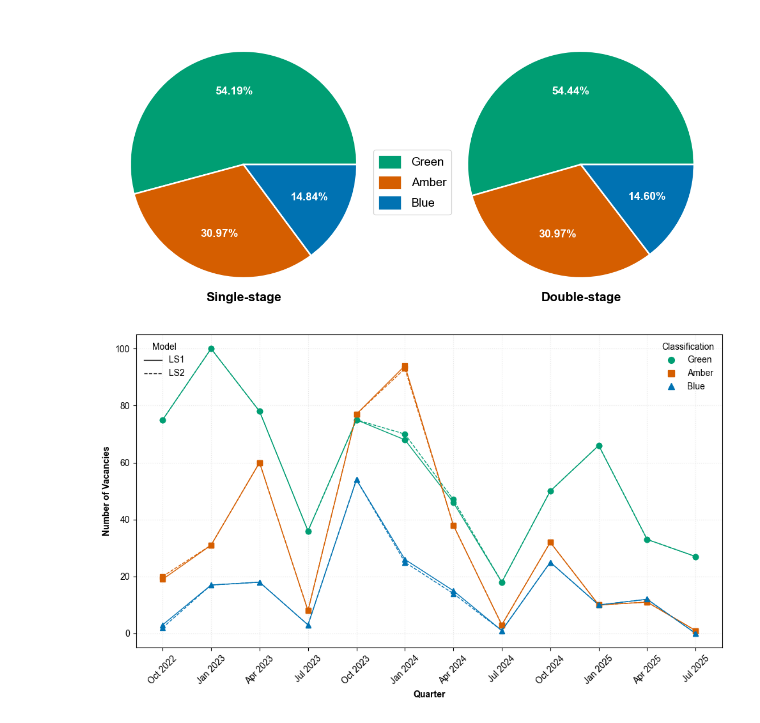
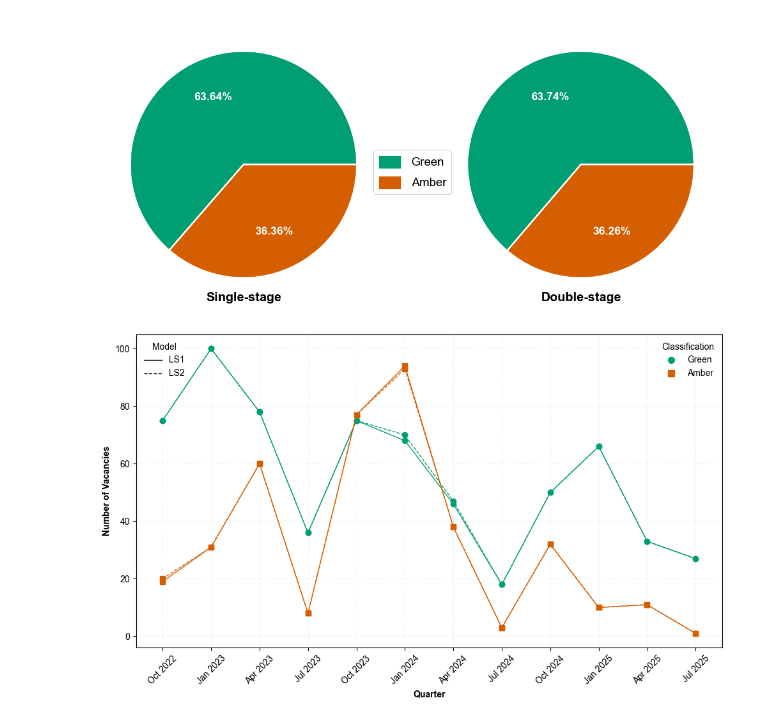
Before and after one commit to elijahalways/EVR, a Jupyter notebook: evr_nlp_visuals.ipynb, the cells around one changed output. Drawn from its saved outputs; the diff is of its cells as text; code cells hidden in the pictures.

```diff
--- a/evr_nlp_visuals.ipynb
+++ b/evr_nlp_visuals.ipynb
@@ -80,55 +80,53 @@ plt.rcParams["font.family"] = "Arial"
 ls1_df = pd.read_csv("vsrs_1640_LS1.csv")
 ls2_df = pd.read_csv("vsrs_1640_LS2.csv")
 
-labels = ['Green', 'Amber', 'Blue']
+labels = ['Green', 'Amber']
 
 # Count jobs in each classification category
 values1 = [
     (ls1_df["Classification"] == "green").sum(),
-    (ls1_df["Classification"] == "amber").sum(),
-    (ls1_df["Classification"] == "blue").sum()
+    (ls1_df["Classification"] == "amber").sum()
 ]
 values2 = [
     (ls2_df["Classification"] == "green").sum(),
     (ls2_df["Classification"] == "amber").sum(),
-    (ls2_df["Classification"] == "blue").sum()
 ]
 
-colors = ['#009E73', '#D55E00', '#0072B2']
+colors = ['#009E73', '#D55E00']
 
 fig, axes = plt.subplots(1, 2, figsize=(12, 6))
 
 # Pie chart LS1
 axes[0].pie(values1, colors=colors, autopct='%1.2f%%', pctdistance=0.65,
             textprops={'fontsize': 14, 'fontweight': 'bold', 'color': 'white'},
             wedgeprops={'edgecolor': 'white', 'linewidth': 2})
 axes[0].text(0.5, 0.05, "Single-stage", transform=axes[0].transAxes,
              ha='center', va='top', fontsize=16, fontweight='bold')
 
 # Pie chart LS2
 axes[1].pie(values2, colors=colors, autopct='%1.2f%%', pctdistance=0.65,
             textprops={'fontsize': 14, 'fontweight': 'bold', 'color': 'white'},
             wedgeprops={'edgecolor': 'white', 'linewidth': 2})
 axes[1].text(0.5, 0.05, "Double-stage", transform=axes[1].transAxes,
              ha='center', va='top', fontsize=16, fontweight='bold')
 
 # Shared legend
 fig.legend(
     labels,
     loc='upper center',
     ncol=1,
     fontsize=15,
     handlelength=2,
     handleheight=1.5,
     frameon=True,
     bbox_to_anchor=(0.5, 0.5)
 )
 
 plt.tight_layout(rect=[0, 0, 1, 0.88])
 
 plt.savefig('fdf_nlp_pie.svg', format='svg', bbox_inches='tight')
 # %% [output]
-[figure, old version]
+[figure, new version]
 # %%
 # Plot quarterly VSRS trends
 
@@ -152,21 +150,19 @@ labels = [
 markers = {
     "green": "o",
     "amber": "s",
-    "blue": "^"
 }
 
 # Colour for each classification
 colours = {
     "green": "#009E73",
     "amber": "#D55E00",
-    "blue": "#0072B2"
 }
 
 fig, ax = plt.subplots(figsize=(10, 6))
 
 # Plot the dataset
 for model in ["ls1", "ls2"]:
-    for colour in ["green", "amber", "blue"]:
+    for colour in ["green", "amber"]:
         # Get the 12 counts for this model and colour
         counts = [
             globals()[f"{colour}_{quarter}_{model}"]
@@ -239,14 +235,6 @@ colour_legend = [
         linestyle="None",
         markersize=7,
         label="Amber"
-    ),
-    Line2D(
-        [0], [0],
-        color=colours["blue"],
-        marker="^",
-        linestyle="None",
-        markersize=7,
-        label="Blue"
     )
 ]
 
@@ -276,4 +264,4 @@ plt.savefig(
     bbox_inches="tight"
 )
 # %% [output]
-[figure, old version]
+[figure, new version]
```
Also changed, not shown: 3 other files.
